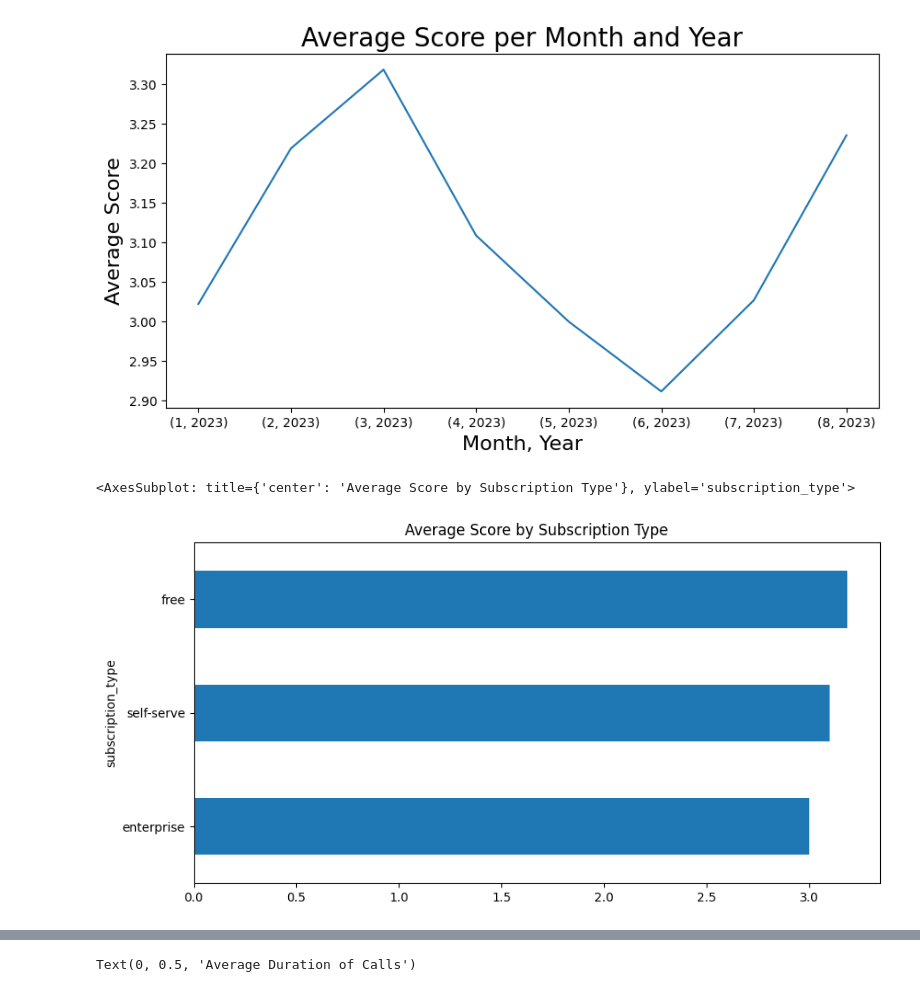
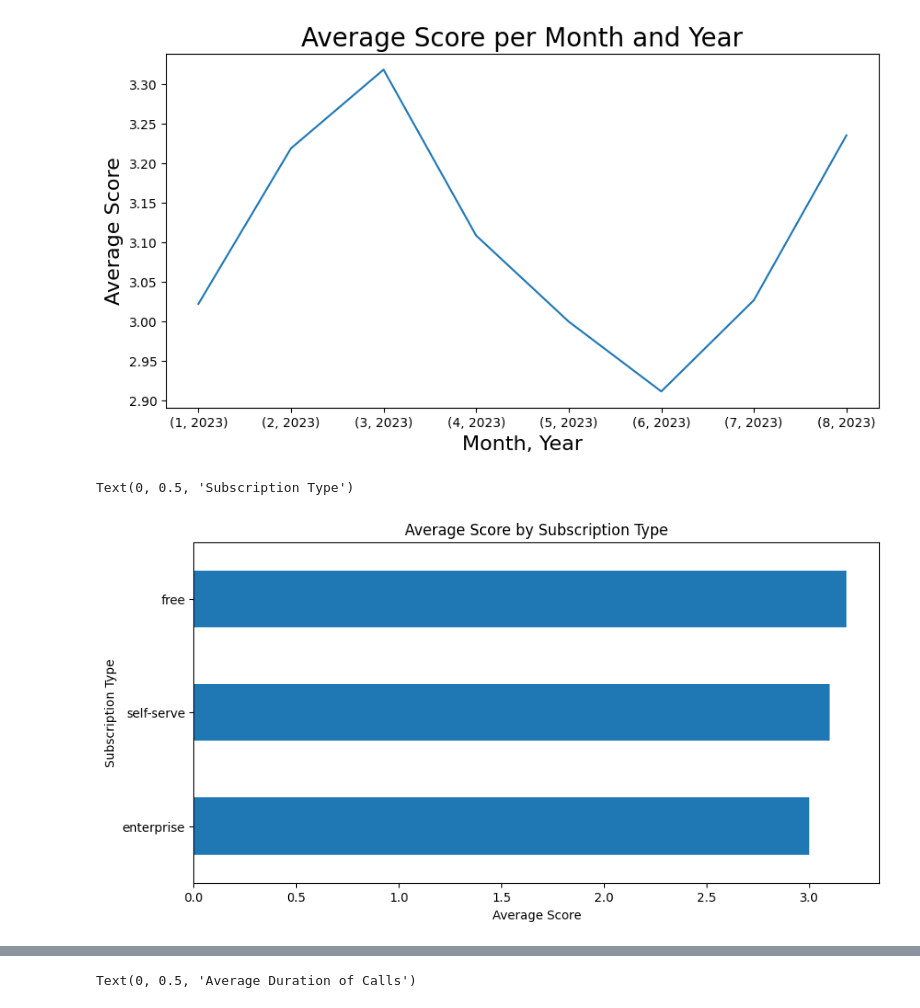
Before and after one commit to vlntn-t/nps_data_analysis, a Jupyter notebook: nps_analysis.ipynb, the cells around one changed output, grey strips where cells are left out. Saved outputs shown, nothing was run; the diff lists cells and outputs as text; code cells hidden in the pictures.

```diff
--- a/nps_analysis.ipynb
+++ b/nps_analysis.ipynb
@@ -107,7 +110,10 @@ Text(0, 0.5, 'Average Score')
 # %%
 sub_score_group = df.groupby(['subscription_type'])['score'].mean()
 sub_score_group = sub_score_group.sort_values(ascending=True)
 sub_score_group.plot(kind='barh', figsize=(10,5), title='Average Score by Subscription Type')
+plt.title('Average Score by Subscription Type')
+plt.xlabel('Average Score')
+plt.ylabel('Subscription Type')
 # %% [output]
-<AxesSubplot: title={'center': 'Average Score by Subscription Type'}, ylabel='subscription_type'>
+Text(0, 0.5, 'Subscription Type')
-[figure, old version]
+[figure, new version]
```
Also changed, not shown: parts of 2 cells of this notebook.
